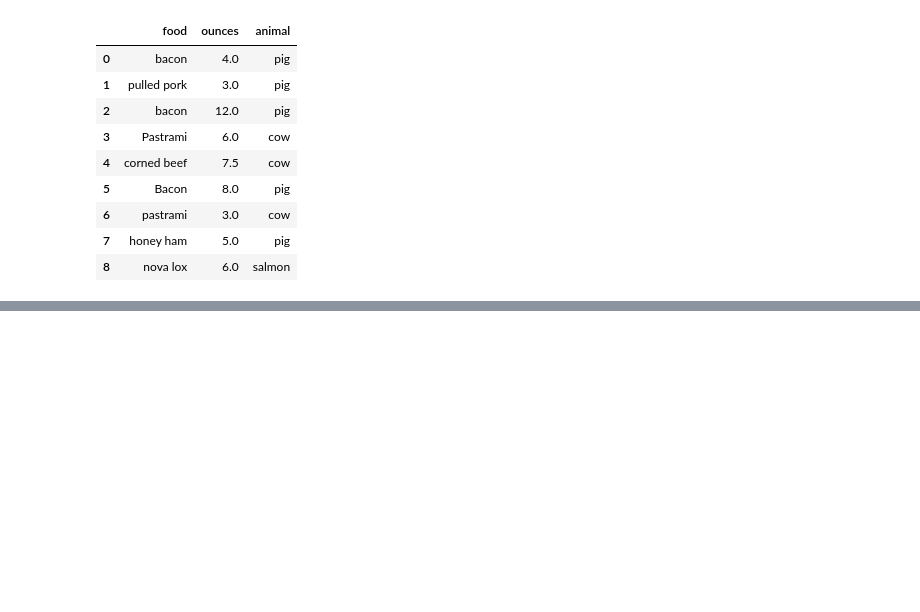
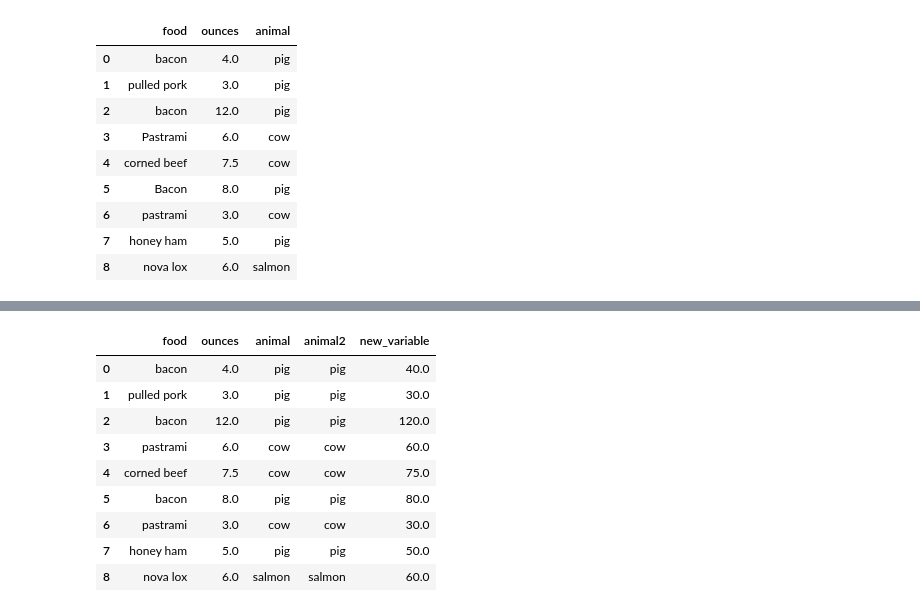
Before and after one commit to agnieszka-web/NumpyTutorial, a Jupyter notebook: numpypractice.ipynb, the cells around one changed output, grey strips where cells are left out. Cells and saved outputs as stored; diff of their text form; code cells hidden in the pictures; blank space fills up the shorter version.

```diff
--- a/numpypractice.ipynb
+++ b/numpypractice.ipynb
@@ -413,3 +413,9 @@ data
 | 6 | pastrami | 3.0 | cow |
 | 7 | honey ham | 5.0 | pig |
 | 8 | nova lox | 6.0 | salmon |
+# %%
+#another wasy of doing it is : convert the food values to the lower case and apply the function
+lower = lambda x: x.lower()
+data['food'] = data['food'].apply(lower)
+data['animal2'] = data.apply(meat_2_animal, axis='columns')
+data
@@ -415,0 +433,14 @@ data
+# %%
+#Another way to create a new variable is by using the assign function
+data.assign(new_variable = data['ounces'] *10)
+# %% [output]
+|  | food | ounces | animal | animal2 | new_variable |
+| 0 | bacon | 4.0 | pig | pig | 40.0 |
+| 1 | pulled pork | 3.0 | pig | pig | 30.0 |
+| 2 | bacon | 12.0 | pig | pig | 120.0 |
+| 3 | pastrami | 6.0 | cow | cow | 60.0 |
+| 4 | corned beef | 7.5 | cow | cow | 75.0 |
+| 5 | bacon | 8.0 | pig | pig | 80.0 |
+| 6 | pastrami | 3.0 | cow | cow | 30.0 |
+| 7 | honey ham | 5.0 | pig | pig | 50.0 |
+| 8 | nova lox | 6.0 | salmon | salmon | 60.0 |
```
Also changed, not shown: parts of 25 cells of this notebook.
